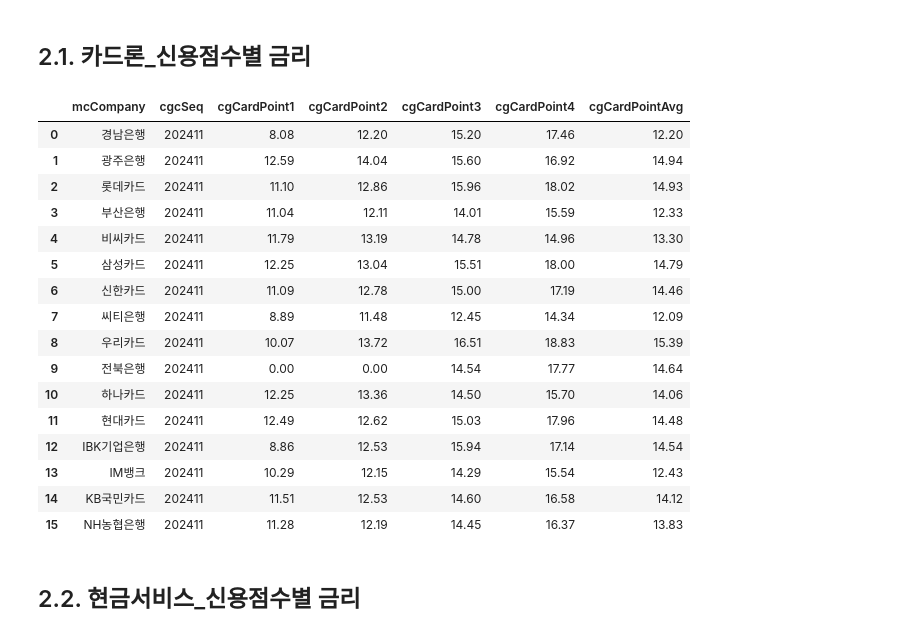
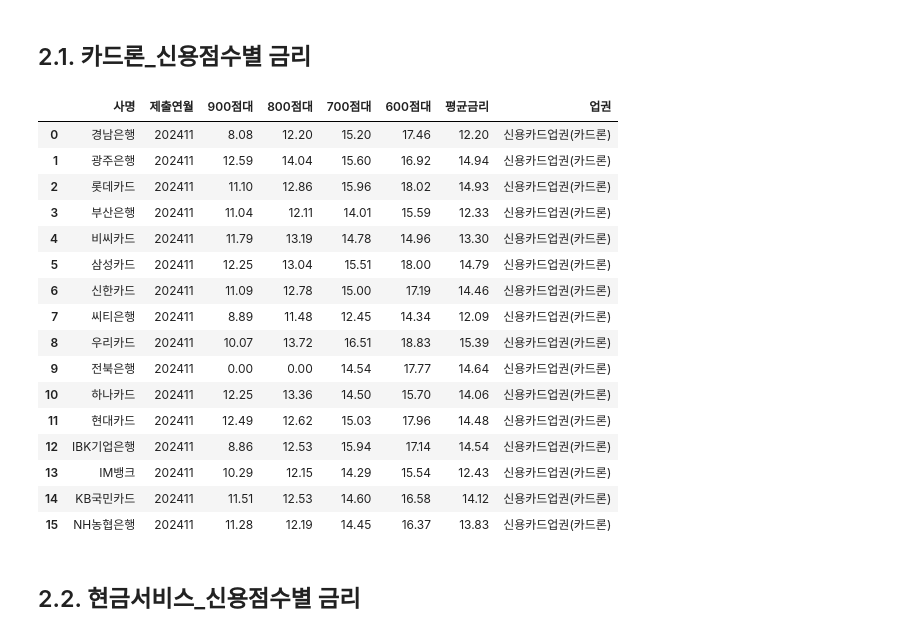
Before and after one commit to kty0307/Blog, a Jupyter notebook: GPTs.ipynb, the cells around one changed output. Cells and saved outputs as stored; diff of their text form; code cells hidden in the pictures.

```diff
--- a/GPTs.ipynb
+++ b/GPTs.ipynb
@@ -113,6 +129,10 @@ def savings_int(year, month):
                         ,"HANDING_WEIGHT_16", "HANDING_WEIGHT_18", "HANDING_WEIGHT_20"]
     df = df[desired_columns] #원하는 열만 남기기
 
+    df.columns = ['사명','제출연월','10%이하','12%이하','14%이하','16%이하','18%이하','20%이하']
+
+    df['업권'] = '저축은행업권'
+
     return df
 
 # 예시 사용
@@ -173,50 +175,54 @@ def card_loan_cs(year, month):
 
       params = {
         "cgcSeq": cgc_seq,
         "cgcMode": 25,
         "cgcYyyy": year,
         "mcSeq": [31, 96, 1, 106, 14, 13, 12, 98, 502, 108, 619, 11, 97, 105, 103, 22]
       }
 
       response = s.get(url, params=params)
       response.raise_for_status()  # HTTP 오류 발생 시 예외 발생
 
     data = json.loads(response.text)
 
     pick_data = data["resultList"]
     df = pd.DataFrame(pick_data)  # 모든 열을 포함하는 DataFrame 생성
 
     # 원하는 열만 선택
     df = df[["mcCompany", "cgcSeq", "cgCardPoint1", "cgCardPoint2", "cgCardPoint3"
                 ,"cgCardPoint4", "cgCardPointAvg"]] #원하는 열만 남기기
 
     df["cgcSeq"] = f"{year}{month:02}" if month < 10 else f"{year}{month}"
 
+    df.columns = ['사명','제출연월','900점대','800점대','700점대','600점대','평균금리']
+
+    df['업권'] = '신용카드업권(카드론)'
+
     return df
 
 # 예시 사용
 
 data = card_loan_cs(2024, 11)
 
 data
 # %% [output]
-|  | mcCompany | cgcSeq | cgCardPoint1 | cgCardPoint2 | cgCardPoint3 | cgCardPoint4 | cgCardPointAvg |
-| 0 | 경남은행 | 202411 | 8.08 | 12.20 | 15.20 | 17.46 | 12.20 |
-| 1 | 광주은행 | 202411 | 12.59 | 14.04 | 15.60 | 16.92 | 14.94 |
-| 2 | 롯데카드 | 202411 | 11.10 | 12.86 | 15.96 | 18.02 | 14.93 |
-| 3 | 부산은행 | 202411 | 11.04 | 12.11 | 14.01 | 15.59 | 12.33 |
-| 4 | 비씨카드 | 202411 | 11.79 | 13.19 | 14.78 | 14.96 | 13.30 |
-| 5 | 삼성카드 | 202411 | 12.25 | 13.04 | 15.51 | 18.00 | 14.79 |
-| 6 | 신한카드 | 202411 | 11.09 | 12.78 | 15.00 | 17.19 | 14.46 |
-| 7 | 씨티은행 | 202411 | 8.89 | 11.48 | 12.45 | 14.34 | 12.09 |
-| 8 | 우리카드 | 202411 | 10.07 | 13.72 | 16.51 | 18.83 | 15.39 |
-| 9 | 전북은행 | 202411 | 0.00 | 0.00 | 14.54 | 17.77 | 14.64 |
-| 10 | 하나카드 | 202411 | 12.25 | 13.36 | 14.50 | 15.70 | 14.06 |
-| 11 | 현대카드 | 202411 | 12.49 | 12.62 | 15.03 | 17.96 | 14.48 |
-| 12 | IBK기업은행 | 202411 | 8.86 | 12.53 | 15.94 | 17.14 | 14.54 |
-| 13 | IM뱅크 | 202411 | 10.29 | 12.15 | 14.29 | 15.54 | 12.43 |
-| 14 | KB국민카드 | 202411 | 11.51 | 12.53 | 14.60 | 16.58 | 14.12 |
-| 15 | NH농협은행 | 202411 | 11.28 | 12.19 | 14.45 | 16.37 | 13.83 |
+|  | 사명 | 제출연월 | 900점대 | 800점대 | 700점대 | 600점대 | 평균금리 | 업권 |
+| 0 | 경남은행 | 202411 | 8.08 | 12.20 | 15.20 | 17.46 | 12.20 | 신용카드업권(카드론) |
+| 1 | 광주은행 | 202411 | 12.59 | 14.04 | 15.60 | 16.92 | 14.94 | 신용카드업권(카드론) |
+| 2 | 롯데카드 | 202411 | 11.10 | 12.86 | 15.96 | 18.02 | 14.93 | 신용카드업권(카드론) |
+| 3 | 부산은행 | 202411 | 11.04 | 12.11 | 14.01 | 15.59 | 12.33 | 신용카드업권(카드론) |
+| 4 | 비씨카드 | 202411 | 11.79 | 13.19 | 14.78 | 14.96 | 13.30 | 신용카드업권(카드론) |
+| 5 | 삼성카드 | 202411 | 12.25 | 13.04 | 15.51 | 18.00 | 14.79 | 신용카드업권(카드론) |
+| 6 | 신한카드 | 202411 | 11.09 | 12.78 | 15.00 | 17.19 | 14.46 | 신용카드업권(카드론) |
+| 7 | 씨티은행 | 202411 | 8.89 | 11.48 | 12.45 | 14.34 | 12.09 | 신용카드업권(카드론) |
+| 8 | 우리카드 | 202411 | 10.07 | 13.72 | 16.51 | 18.83 | 15.39 | 신용카드업권(카드론) |
+| 9 | 전북은행 | 202411 | 0.00 | 0.00 | 14.54 | 17.77 | 14.64 | 신용카드업권(카드론) |
+| 10 | 하나카드 | 202411 | 12.25 | 13.36 | 14.50 | 15.70 | 14.06 | 신용카드업권(카드론) |
+| 11 | 현대카드 | 202411 | 12.49 | 12.62 | 15.03 | 17.96 | 14.48 | 신용카드업권(카드론) |
+| 12 | IBK기업은행 | 202411 | 8.86 | 12.53 | 15.94 | 17.14 | 14.54 | 신용카드업권(카드론) |
+| 13 | IM뱅크 | 202411 | 10.29 | 12.15 | 14.29 | 15.54 | 12.43 | 신용카드업권(카드론) |
+| 14 | KB국민카드 | 202411 | 11.51 | 12.53 | 14.60 | 16.58 | 14.12 | 신용카드업권(카드론) |
+| 15 | NH농협은행 | 202411 | 11.28 | 12.19 | 14.45 | 16.37 | 13.83 | 신용카드업권(카드론) |
 # %% [markdown]
 ## 2.2. 현금서비스_신용점수별 금리
 # %%
```
Also changed, not shown: parts of 10 cells of this notebook.
